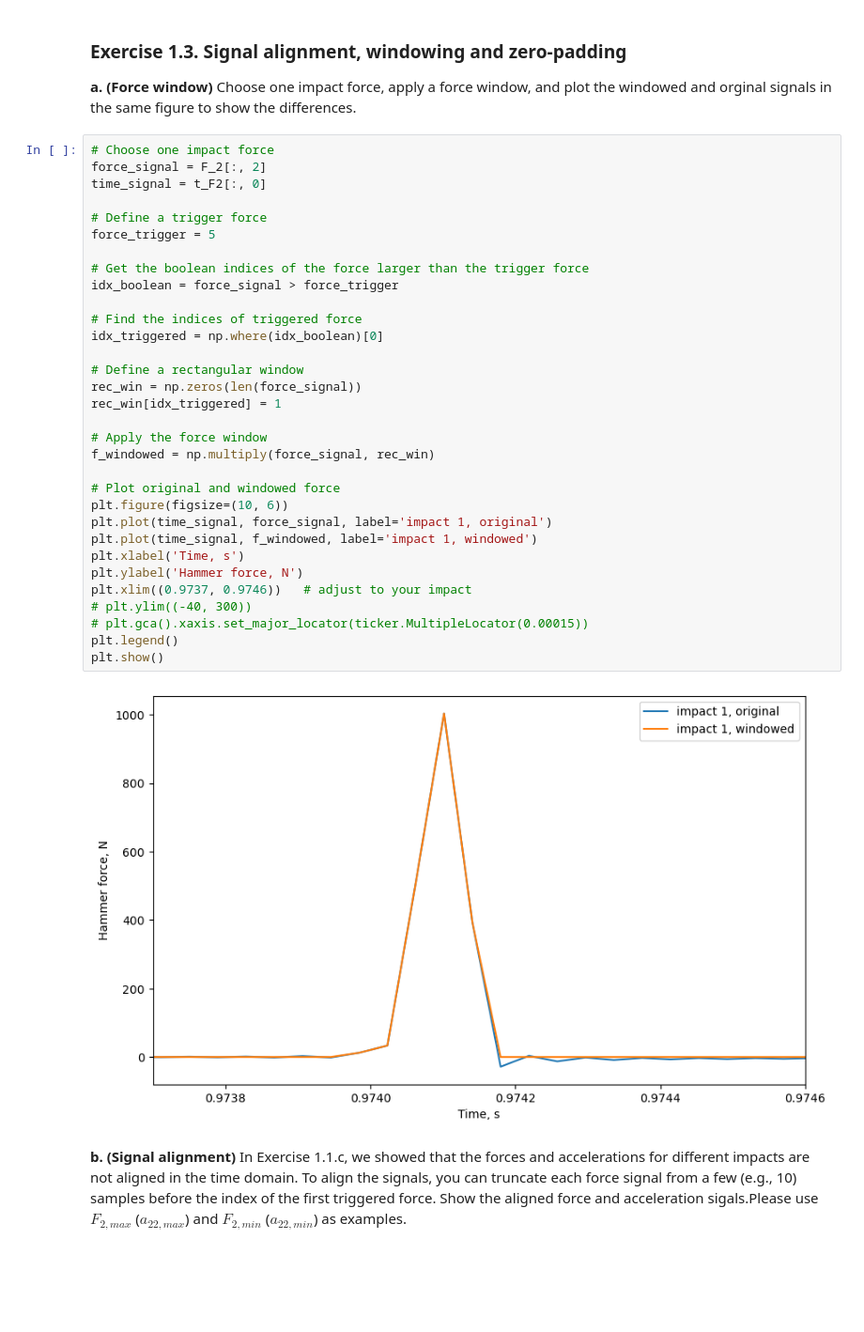
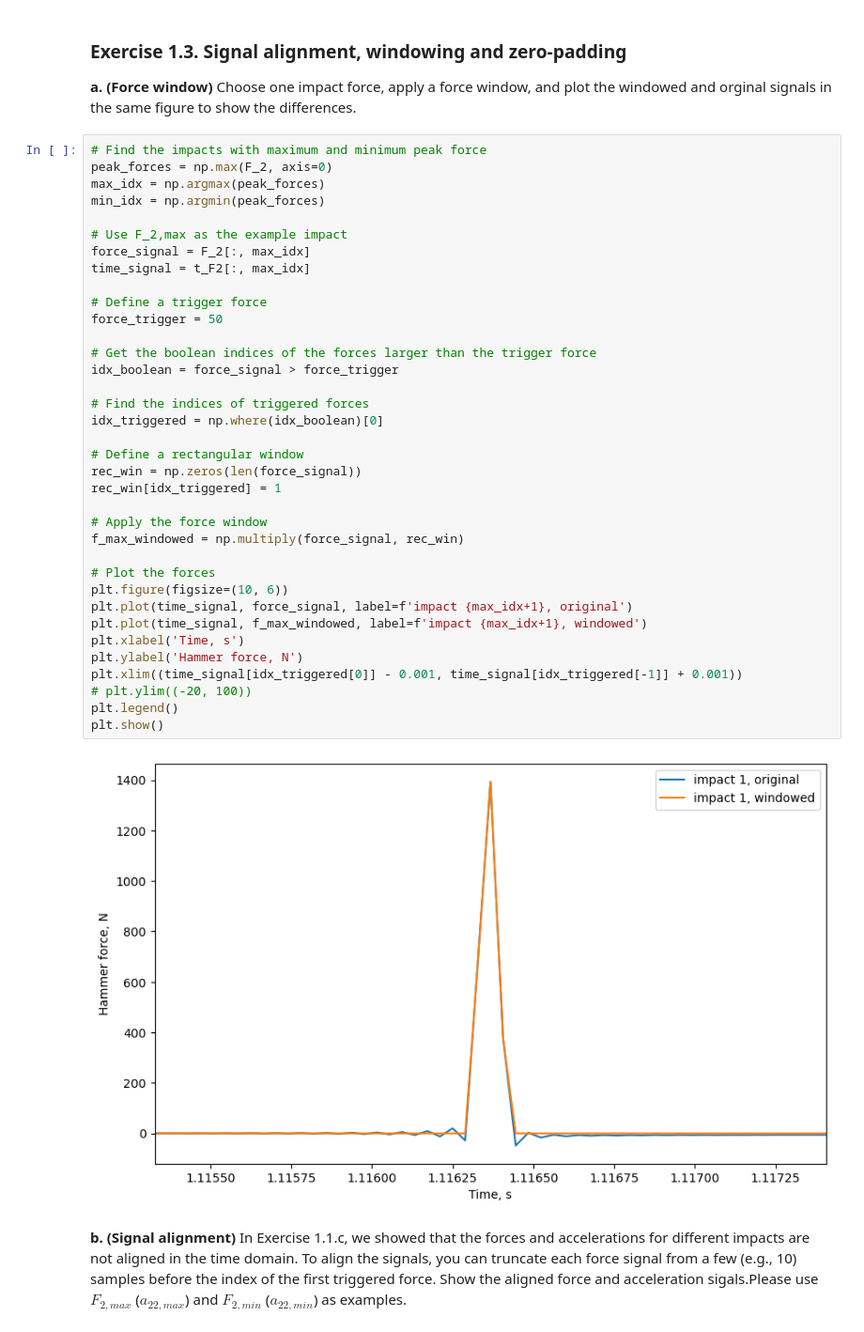
Before and after one commit to josems06-crypto/CIEM5110-U3-lab_assignment_2026, a Jupyter notebook: CIEM5110_U3_lab_assignment_template_for_report_2026.ipynb, the cells around one changed output. Shown at 94% size. Drawn from its saved outputs; the diff is of its cells as text; blank space fills up the shorter version.

```diff
--- a/CIEM5110_U3_lab_assignment_template_for_report_2026.ipynb
+++ b/CIEM5110_U3_lab_assignment_template_for_report_2026.ipynb
@@ -272,38 +272,42 @@ plt.show()
 
 **a. (Force window)** Choose one impact force, apply a force window, and plot the windowed and orginal signals in the same figure to show the differences.
 # %%
-# Choose one impact force
-force_signal = F_2[:, 2]
-time_signal = t_F2[:, 0]
+# Find the impacts with maximum and minimum peak force
+peak_forces = np.max(F_2, axis=0)
+max_idx = np.argmax(peak_forces)
+min_idx = np.argmin(peak_forces)
+
+# Use F_2,max as the example impact
+force_signal = F_2[:, max_idx]
+time_signal = t_F2[:, max_idx]
 
 # Define a trigger force
-force_trigger = 5
+force_trigger = 50
 
-# Get the boolean indices of the force larger than the trigger force
+# Get the boolean indices of the forces larger than the trigger force
 idx_boolean = force_signal > force_trigger
 
-# Find the indices of triggered force
+# Find the indices of triggered forces
 idx_triggered = np.where(idx_boolean)[0]
 
 # Define a rectangular window
 rec_win = np.zeros(len(force_signal))
 rec_win[idx_triggered] = 1
 
 # Apply the force window
-f_windowed = np.multiply(force_signal, rec_win)
+f_max_windowed = np.multiply(force_signal, rec_win)
 
-# Plot original and windowed force
+# Plot the forces
 plt.figure(figsize=(10, 6))
-plt.plot(time_signal, force_signal, label='impact 1, original')
-plt.plot(time_signal, f_windowed, label='impact 1, windowed')
+plt.plot(time_signal, force_signal, label=f'impact {max_idx+1}, original')
+plt.plot(time_signal, f_max_windowed, label=f'impact {max_idx+1}, windowed')
 plt.xlabel('Time, s')
 plt.ylabel('Hammer force, N')
-plt.xlim((0.9737, 0.9746))   # adjust to your impact
-# plt.ylim((-40, 300))
-# plt.gca().xaxis.set_major_locator(ticker.MultipleLocator(0.00015))
+plt.xlim((time_signal[idx_triggered[0]] - 0.001, time_signal[idx_triggered[-1]] + 0.001))
+# plt.ylim((-20, 100))
 plt.legend()
 plt.show()
 # %% [output]
-[figure, old version]
+[figure, new version]
 # %% [markdown]
 **b. (Signal alignment)** In Exercise 1.1.c, we showed that the forces and accelerations for different impacts are not aligned in the time domain. To align the signals, you can truncate each force signal from a few (e.g., 10) samples before the index of the first triggered force. Show the aligned force and acceleration sigals.Please use $F_{2,max}$ ($a_{22,max}$) and $F_{2,min}$ ($a_{22,min}$) as examples.
```
Also changed, not shown: parts of 4 cells of this notebook, 6 other files.
